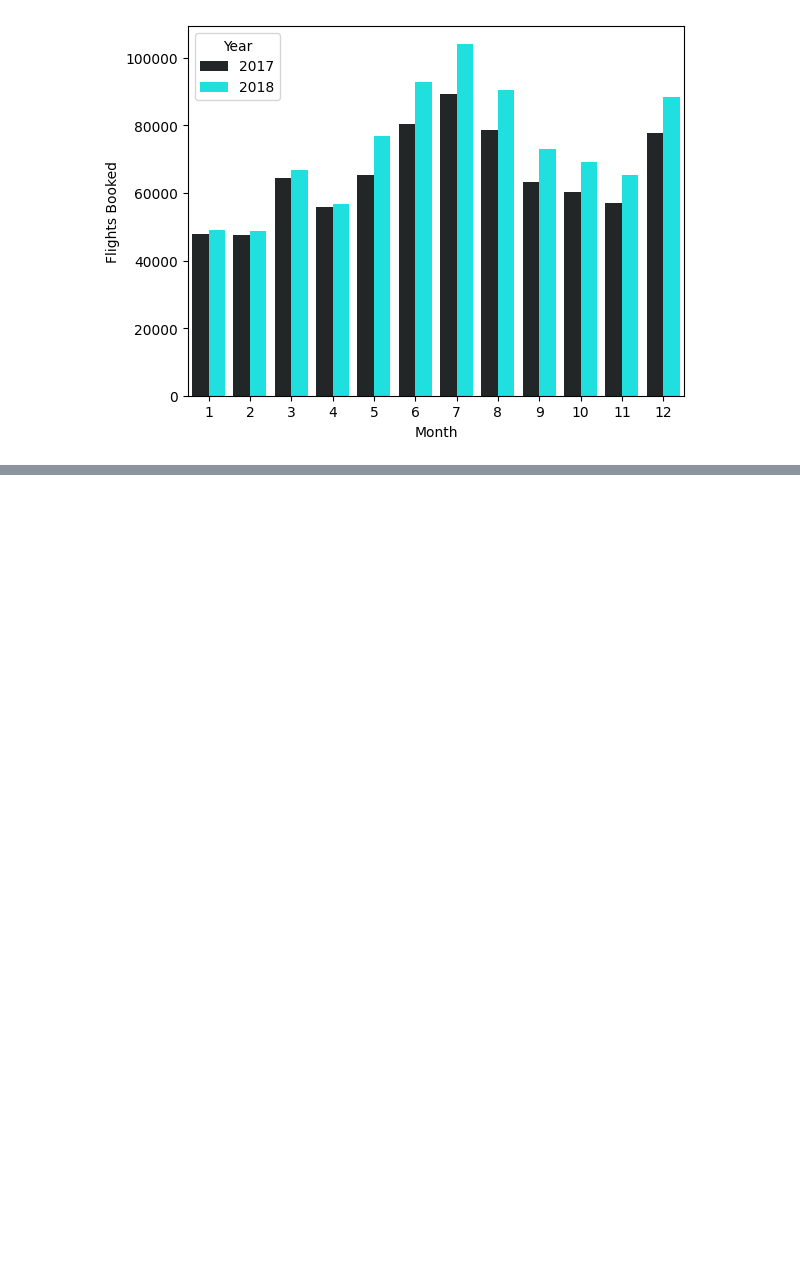
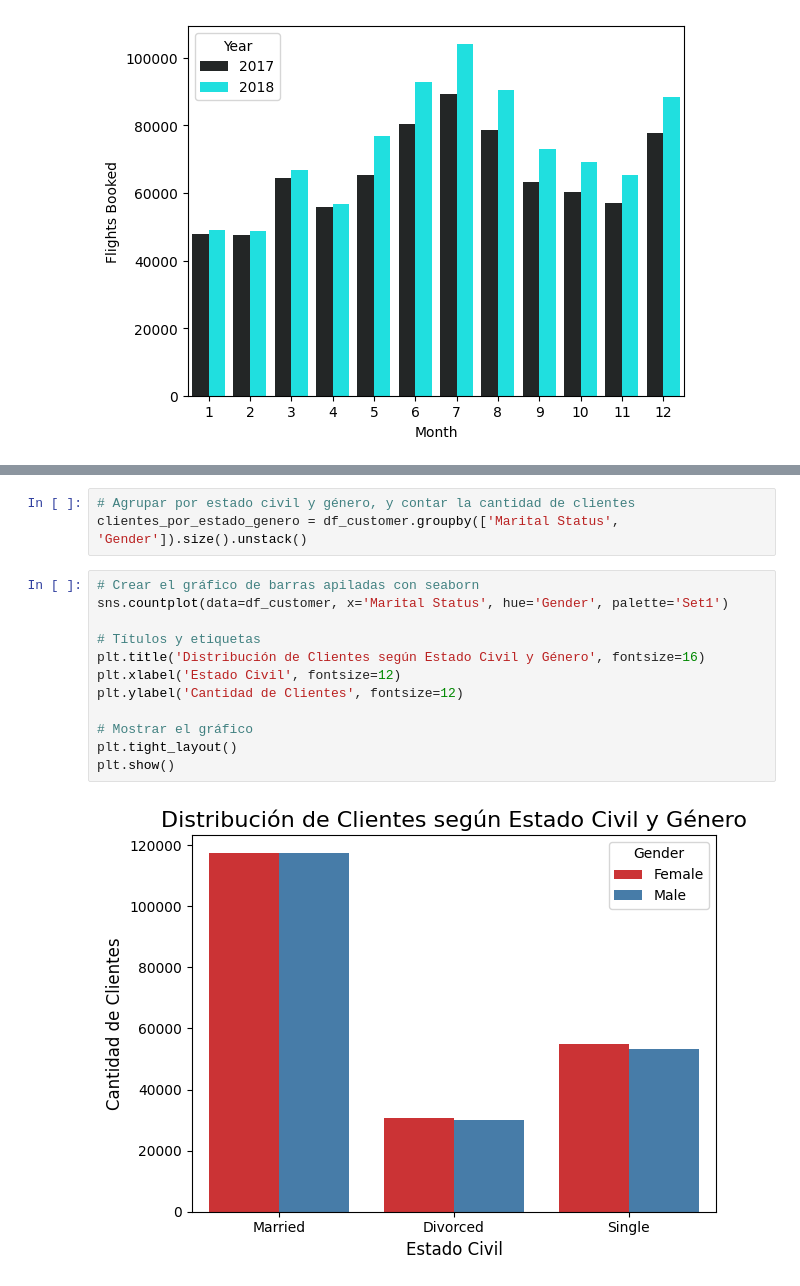
Before and after one commit to Adalab/bda-modulo-3-evaluacion-final-PatriciaAPR, a Jupyter notebook: modulo-3-evaluacion-final-patricia-perez.ipynb, the cells around one changed output, grey strips where cells are left out. Cells and saved outputs as stored; diff of their text form; blank space fills up the shorter version.

```diff
--- a/modulo-3-evaluacion-final-patricia-perez.ipynb
+++ b/modulo-3-evaluacion-final-patricia-perez.ipynb
@@ -322,0 +373,17 @@ plt.show()
+# %%
+# Agrupar por estado civil y género, y contar la cantidad de clientes
+clientes_por_estado_genero = df_customer.groupby(['Marital Status', 'Gender']).size().unstack()
+# %%
+# Crear el gráfico de barras apiladas con seaborn
+sns.countplot(data=df_customer, x='Marital Status', hue='Gender', palette='Set1')
+
+# Títulos y etiquetas
+plt.title('Distribución de Clientes según Estado Civil y Género', fontsize=16)
+plt.xlabel('Estado Civil', fontsize=12)
+plt.ylabel('Cantidad de Clientes', fontsize=12)
+
+# Mostrar el gráfico
+plt.tight_layout()
+plt.show()
+# %% [output]
+[figure, added]
```
Also changed, not shown: parts of 15 cells of this notebook.
